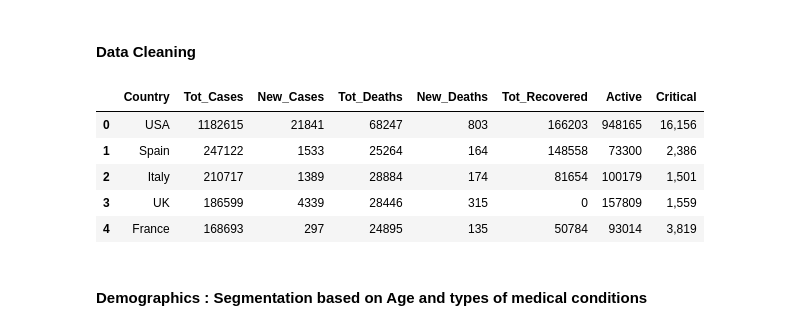
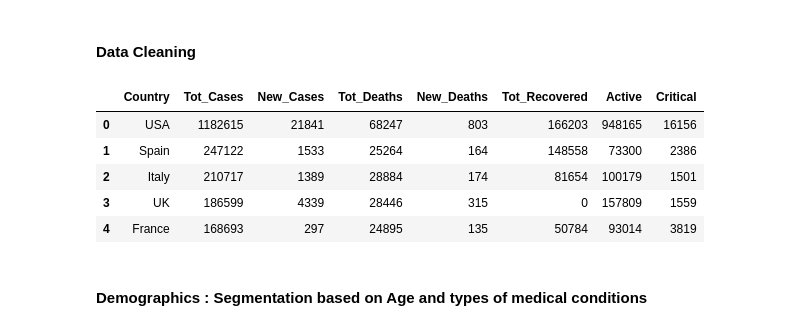
Before and after one commit to DeveloperAritro/COVID_19, a Jupyter notebook: Assignment1_COVID19.ipynb, the cells around one changed output. Drawn from its saved outputs; the diff is of its cells as text; code cells hidden in the pictures.

Commit message:
Cleaned data

```diff
--- a/Assignment1_COVID19.ipynb
+++ b/Assignment1_COVID19.ipynb
@@ -168,39 +168,39 @@ def missing_val_updater(dfname):
     return dfname
 
 def records_cleaner(val):
     """
     Converting strings to integers for numeric manipulation.
     Removing symbols "+" and ","
     """
     records_list=[]
     for i in df_world[val]:
         s=str(i)
         s1=s.replace("+","").replace("N/A","0")
         s2=s1.replace(",","")
         s3=int(s2)
         records_list.append(s3)
     return records_list
 
 
 df_world = missing_val_updater(raw_df)
 
 u_total_cases = records_cleaner("Tot_Cases")
 u_new_cases = records_cleaner("New_Cases")
 u_total_deaths = records_cleaner("Tot_Deaths")
 u_new_deaths = records_cleaner("New_Deaths")
 u_total_recovered = records_cleaner("Tot_Recovered")
 u_active_cases = records_cleaner("Active")
 u_critical = records_cleaner("Critical")
 
-df_world=pd.DataFrame(list(zip(country, u_total_cases,u_new_cases,u_total_deaths,u_new_deaths,u_total_recovered,u_active_cases,critical)), columns=["Country","Tot_Cases","New_Cases","Tot_Deaths","New_Deaths","Tot_Recovered","Active","Critical"])
+df_world=pd.DataFrame(list(zip(country, u_total_cases,u_new_cases,u_total_deaths,u_new_deaths,u_total_recovered,u_active_cases,u_critical)), columns=["Country","Tot_Cases","New_Cases","Tot_Deaths","New_Deaths","Tot_Recovered","Active","Critical"])
 df_world.head()
 # %% [output]
 |  | Country | Tot_Cases | New_Cases | Tot_Deaths | New_Deaths | Tot_Recovered | Active | Critical |
-| 0 | USA | 1182615 | 21841 | 68247 | 803 | 166203 | 948165 | 16,156 |
-| 1 | Spain | 247122 | 1533 | 25264 | 164 | 148558 | 73300 | 2,386 |
-| 2 | Italy | 210717 | 1389 | 28884 | 174 | 81654 | 100179 | 1,501 |
-| 3 | UK | 186599 | 4339 | 28446 | 315 | 0 | 157809 | 1,559 |
-| 4 | France | 168693 | 297 | 24895 | 135 | 50784 | 93014 | 3,819 |
+| 0 | USA | 1182615 | 21841 | 68247 | 803 | 166203 | 948165 | 16156 |
+| 1 | Spain | 247122 | 1533 | 25264 | 164 | 148558 | 73300 | 2386 |
+| 2 | Italy | 210717 | 1389 | 28884 | 174 | 81654 | 100179 | 1501 |
+| 3 | UK | 186599 | 4339 | 28446 | 315 | 0 | 157809 | 1559 |
+| 4 | France | 168693 | 297 | 24895 | 135 | 50784 | 93014 | 3819 |
 # %% [markdown]
 #### Demographics : Segmentation based on Age and types of medical conditions
 # %%
```
Also changed, not shown: parts of 1 cell of this notebook.
